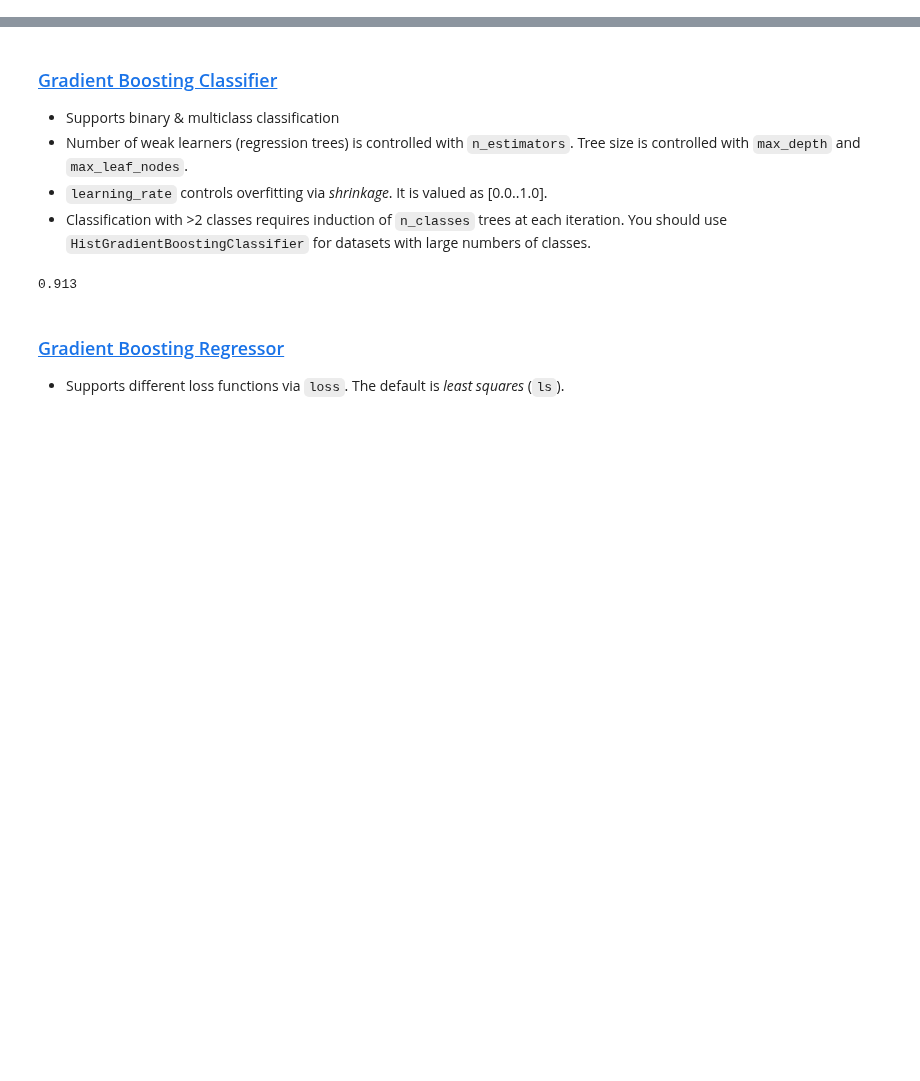
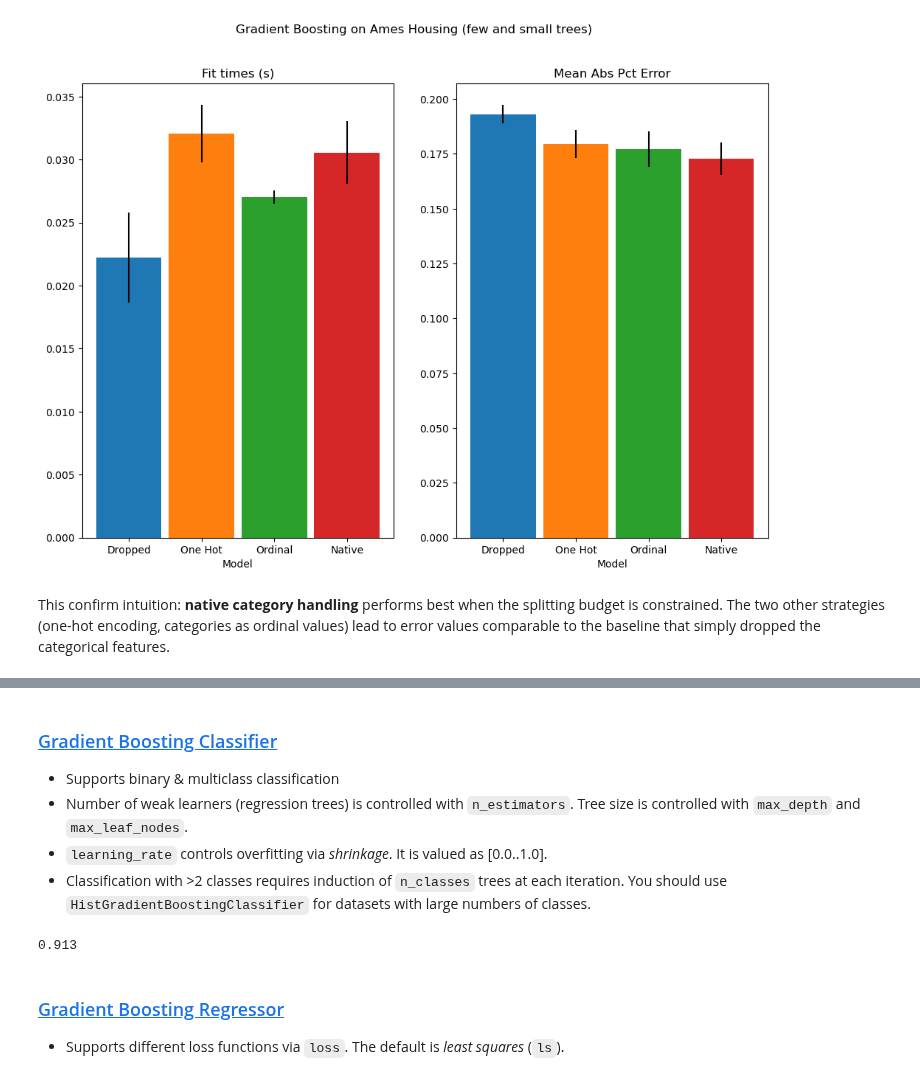
Before and after one commit to bjpcjp/scikit-learn, a Jupyter notebook: 11b_boosting.ipynb, the cells around one changed output, grey strips where cells are left out. Saved outputs shown, nothing was run; the diff lists cells and outputs as text; code cells hidden in the pictures; blank space fills up the shorter version.

```diff
--- a/11b_boosting.ipynb
+++ b/11b_boosting.ipynb
@@ -310,0 +174,16 @@ plt.show()
+# %%
+# pipeline that treats categorical features as ordered quantities (0, 1, 2, etc.), and treated as continuous features.
+import numpy as np
+from sklearn.preprocessing import OrdinalEncoder as OE
+
+ordinal_encoder = MCT(
+    (OE(handle_unknown="use_encoded_value", unknown_value=np.nan),
+     MCS(dtype_include="category")),
+    remainder="passthrough",
+    # Use short feature names to make it easier to specify the categorical
+    # variables in the HistGradientBoostingRegressor in the next step
+    # of the pipeline.
+    verbose_feature_names_out=False)
+
+hist_ordinal = MP(
+    ordinal_encoder, HGBR(random_state=42))
@@ -310,0 +249,16 @@ plt.show()
+# %%
+for pipe in (hist_dropped, hist_one_hot, hist_ordinal, hist_native):
+    pipe.set_params(
+        histgradientboostingregressor__max_depth=3,
+        histgradientboostingregressor__max_iter=15)
+
+dropped_result = CV(hist_dropped, X, y, cv=n_cv_folds, scoring=scoring)
+one_hot_result = CV(hist_one_hot, X, y, cv=n_cv_folds, scoring=scoring)
+ordinal_result = CV(hist_ordinal, X, y, cv=n_cv_folds, scoring=scoring)
+native_result  = CV(hist_native, X, y, cv=n_cv_folds, scoring=scoring)
+
+plot_results("Gradient Boosting on Ames Housing (few and small trees)"); plt.show()
+# %% [output]
+[figure, added]
+# %% [markdown]
+This confirm intuition: __native category handling__ performs best when the splitting budget is constrained. The two other strategies (one-hot encoding, categories as ordinal values) lead to error values comparable to the baseline that simply dropped the categorical features.
```
Also changed, not shown: parts of 51 cells of this notebook, 2 other files.
